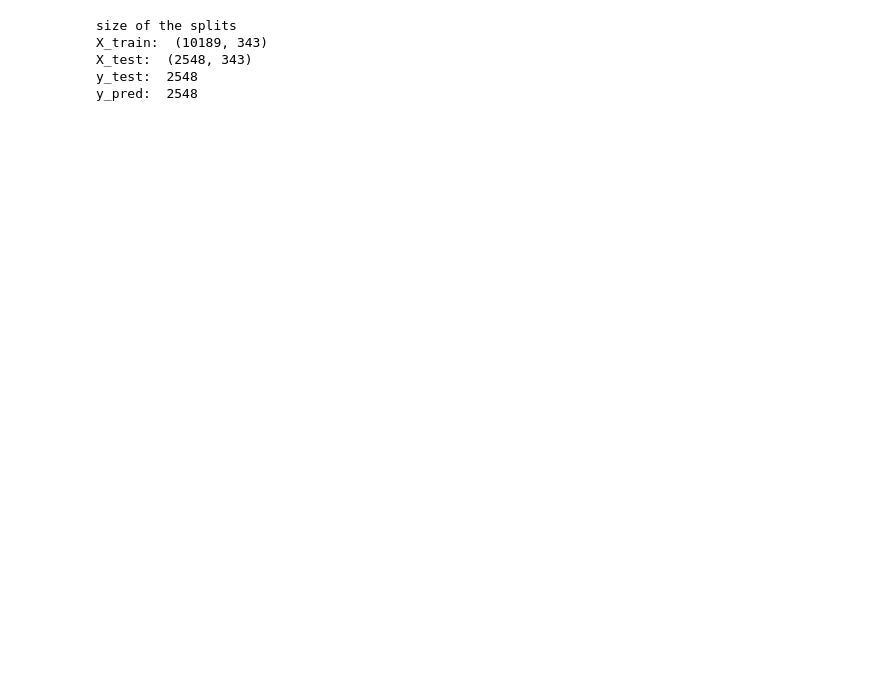
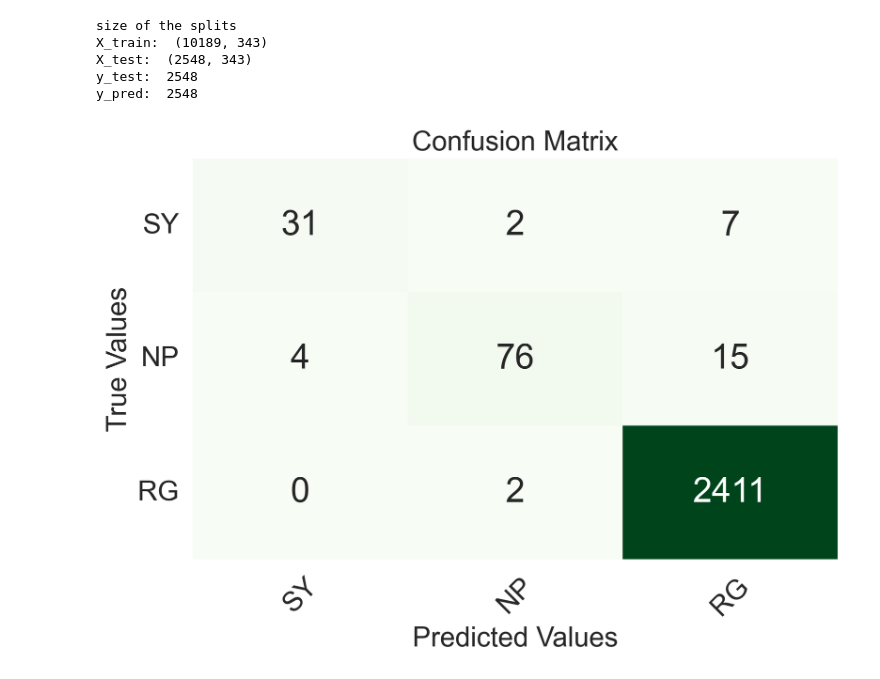
Before and after one commit to opcruz/gaiaDR3ML, a Jupyter notebook: GaiaXpy/RNA/RNA_SY_NP_RG.ipynb, the cells around one changed output. Drawn from its saved outputs; the diff is of its cells as text; code cells hidden in the pictures; blank space fills up the shorter version.

```diff
--- a/GaiaXpy/RNA/RNA_SY_NP_RG.ipynb
+++ b/GaiaXpy/RNA/RNA_SY_NP_RG.ipynb
@@ -136,3 +142,30 @@ X_train:  (10189, 343)
 X_test:  (2548, 343)
 y_test:  2548
 y_pred:  2548
+# %%
+import seaborn as sns
+import matplotlib.pyplot as plt
+import numpy as np
+
+def plot_confusion_matrix(cm, classes):
+    plt.figure(figsize=(8, 5), dpi=240)
+    # plt.xticks(fontsize=12)
+    # plt.yticks(fontsize=12)
+    sns.set(font_scale=2.0)  # Set the font scale globally
+    font_props = {'fontsize': 19}
+    ax = sns.heatmap(cm, annot=True, cmap='Greens', fmt='d', cbar=False)
+    ax.set_xlabel('Predicted Values', fontdict=font_props)
+    ax.set_ylabel('True Values', fontdict=font_props)
+    ax.set_xticklabels(classes, rotation=45, fontdict=font_props)
+    ax.set_yticklabels(classes, rotation=0, fontdict=font_props)
+    ax.set_title('Confusion Matrix', fontdict=font_props)
+
+
+# Ejemplo de uso
+confusion_matrix = cm
+class_names = ['SY', 'NP', 'RG']
+plot_confusion_matrix(confusion_matrix, class_names)
+plt.savefig('rna_unbalanced.svg', format="svg")
+plt.show()
+# %% [output]
+[figure, added]
```
Also changed, not shown: parts of 6 cells of this notebook, 18 other files.
